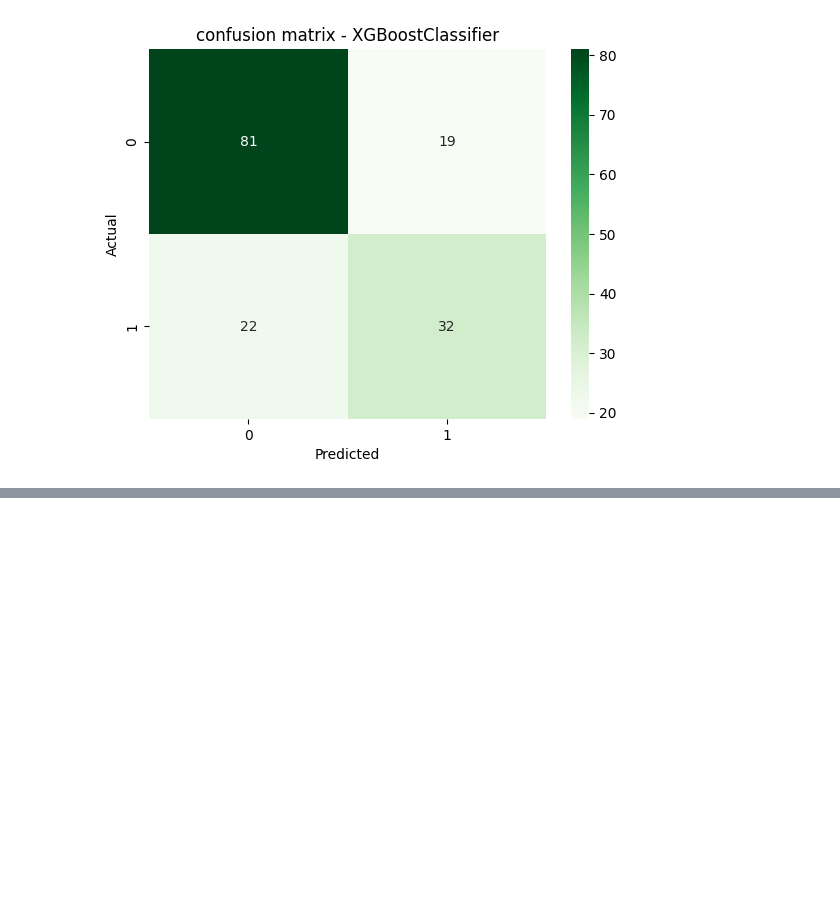
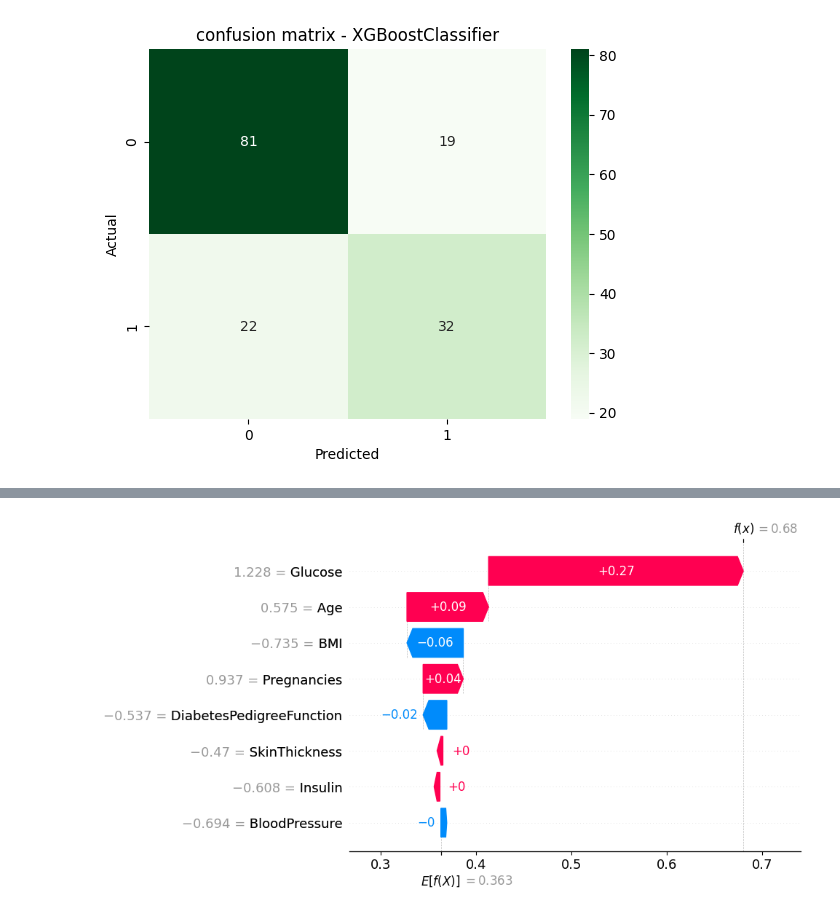
Before and after one commit to abhigyan24379/Smart-Health_predictor, a Jupyter notebook: notebooks/01_diabetes_eda.ipynb, the cells around one changed output, grey strips where cells are left out. Cells and saved outputs as stored; diff of their text form; code cells hidden in the pictures; blank space fills up the shorter version.

```diff
--- a/notebooks/01_diabetes_eda.ipynb
+++ b/notebooks/01_diabetes_eda.ipynb
@@ -257,0 +383,4 @@ weighted avg       0.73      0.73      0.73       154
+# %%
+shap.plots.waterfall(shap_values[0, :, 1])  # Visualizing the SHAP values for the first instance in the test set
+# %% [output]
+[figure, added]
```
Also changed, not shown: parts of 13 cells of this notebook, 3 other files.
